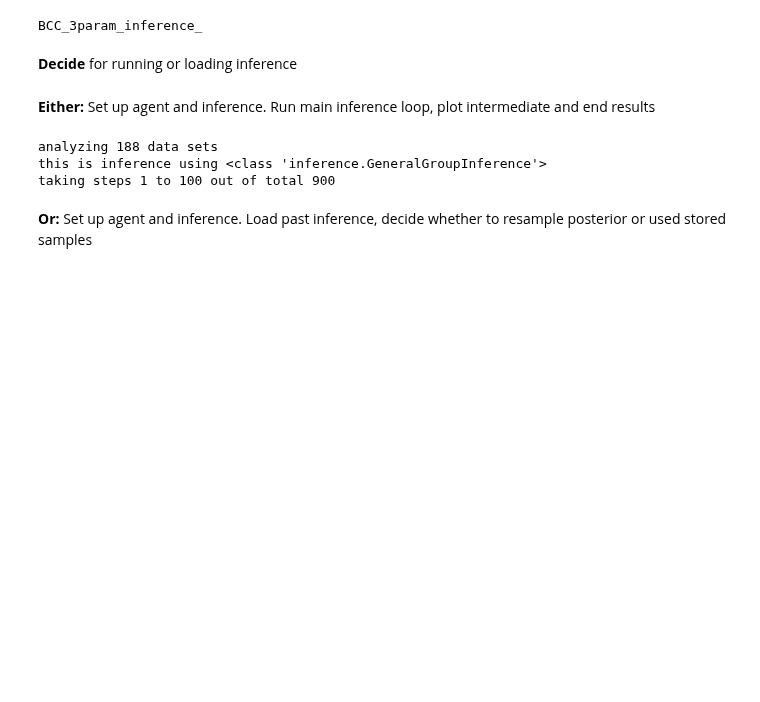
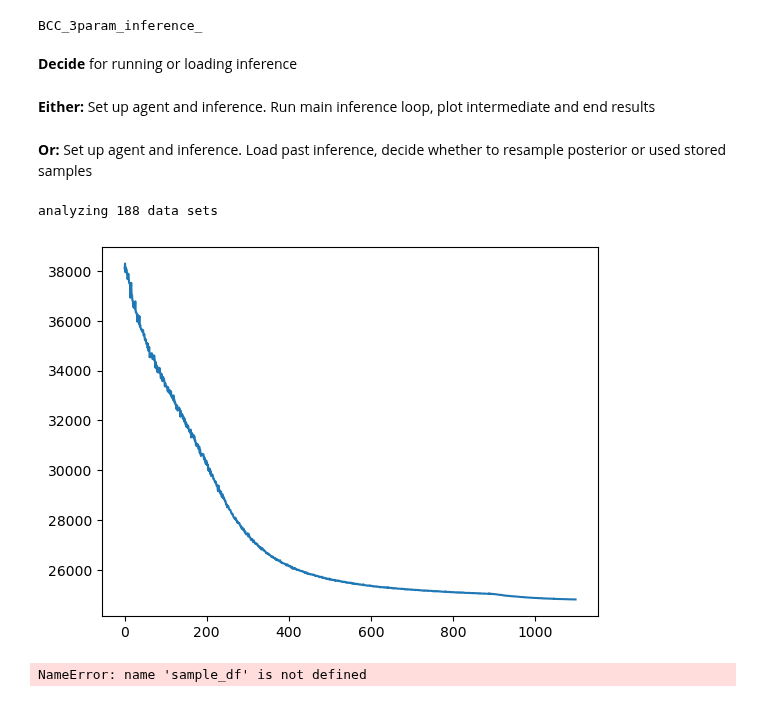
Before and after one commit to SSchwoebel/BayesianTwoStageTaskAnalysis, a Jupyter notebook: 4a_inference_BCC3.ipynb, the cells around one changed output. Cells and saved outputs as stored; diff of their text form; code cells hidden in the pictures; blank space fills up the shorter version.

Commit message:
ran BCC3 inference with 1100 steps on two-stage data

```diff
--- a/4a_inference_BCC3.ipynb
+++ b/4a_inference_BCC3.ipynb
@@ -302,13 +292,13 @@ if fname_base[:-1] not in os.listdir(inference_folder):
     os.mkdir(base_dir)
 
 # how many inference steps
-num_steps = 900
+num_steps = 1100
 # %% [output]
 BCC_3param_inference_
 # %% [markdown]
 <b>Decide</b> for running or loading inference
 # %%
-run_inference = True
+run_inference = False
 # %% [markdown]
 <b>Either:</b> Set up agent and inference. Run main inference loop, plot intermediate and end results
 # %%
@@ -345,39 +335,43 @@ if run_inference:
         inferrer.save_parameters(os.path.join(base_dir, fname_str+"_parameter.save"))
 
         inferrer.save_elbo(os.path.join(base_dir, fname_str+"_elbo.save"))
-# %% [output]
-analyzing 188 data sets
-this is inference using <class 'inference.GeneralGroupInference'>
-taking steps 1 to 100 out of total 900
 # %% [markdown]
 <b>Or:</b> Set up agent and inference. Load past inference, decide whether to resample posterior or used stored samples
 # %%
-
 if not run_inference:
 
     # set up agent
     bayes_agent = ru.set_up_Bayesian_inference_agent(n_agents, infer_h, base_dir, global_experiment_parameters, data["valid"], remove_old=False)
 
     print('analyzing '+str(n_agents)+' data sets')
 
     resample = False
 
     # set up inference
     inferrer = inf.GeneralGroupInference(bayes_agent, data)
 
     fname_str = fname_base + str(num_steps)+'_'+str(n_agents)+'agents'
 
     inferrer.load_parameters(os.path.join(base_dir, fname_str+"_parameter.save"))
 
     inferrer.load_elbo(os.path.join(base_dir, fname_str+"_elbo.save"))
 
-    if resample:
-        full_df, smaller_df, sample_df = ru.sample_posterior(inferrer, param_names, true_vals, fname_str, base_dir)
-    else:
-        full_df, smaller_df, sample_df = ru.load_samples(base_dir, fname_str)
+    #if resample:
+    #    full_df, smaller_df, sample_df = ru.sample_posterior(inferrer, param_names, true_vals, fname_str, base_dir)
+    #else:
+    #    full_df, smaller_df, sample_df = ru.load_samples(base_dir, fname_str)
+
+plt.figure()
+plt.plot(inferrer.loss)
+plt.show()
+# %% [output]
+analyzing 188 data sets
+[figure, added]
 # %%
 param_ranges = [[0,1], [0,1], [0,max_dt]]
 ru.plot_results(sample_df, param_names, fname_str, inferrer.loss, smaller_df, base_dir, param_ranges)
 
 print("This is recovery for the twostage task using the "+model_name+"("+prefix+h_str+")"+" with "+str(n_agents)+" agents.")
 print("The settings are: infer h", infer_h)
+# %% [output]
+NameError: name 'sample_df' is not defined
```
Also changed, not shown: parts of 1 cell of this notebook.
